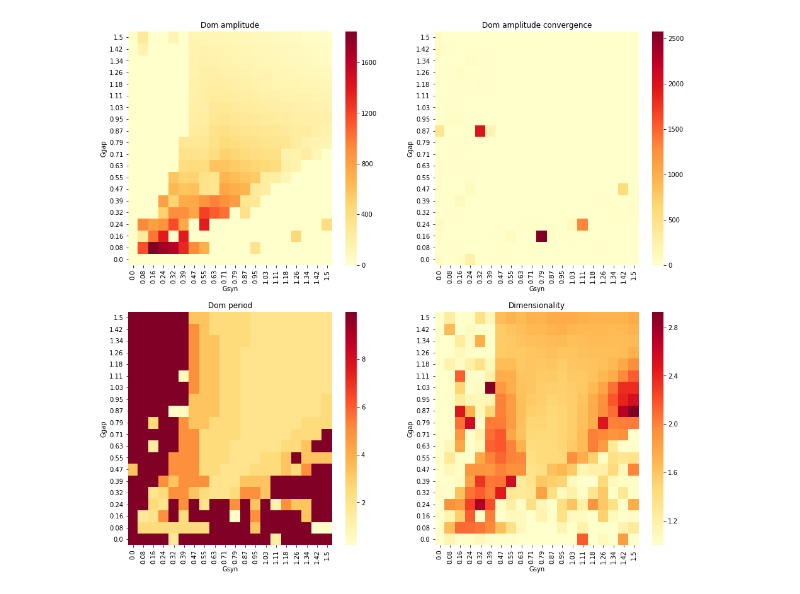
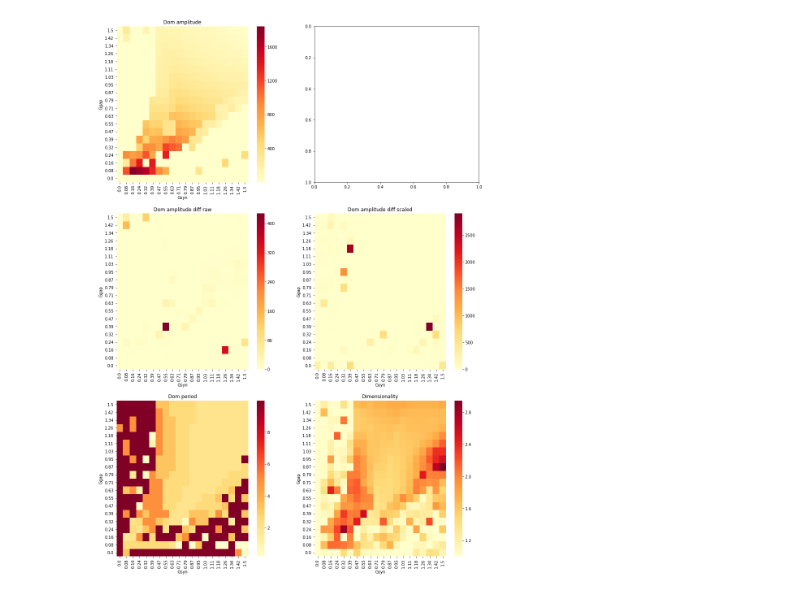
Before and after one commit to sjonany/c-elegans-interactome-analysis, a Jupyter notebook: all_at_a_time.ipynb, the cells around one changed output. Drawn from its saved outputs; the diff is of its cells as text; code cells hidden in the pictures.

```diff
--- a/all_at_a_time.ipynb
+++ b/all_at_a_time.ipynb
@@ -28,20 +28,20 @@ from util.analysis_util import *
 from util.neuron_metadata import *
 from util.plot_util import *
 
-
 cached_result_file = 'cached_notebook_results/all_at_a_time.pkl'
 
 if os.path.isfile(cached_result_file):
   print("Loading saved results from pickle file {}".format(cached_result_file))
   with open(cached_result_file, "rb") as f:
-    ggap_vals, gsyn_vals, dom_amplitude_vals, dom_amplitude_convergence_vals, \
-        dom_period_vals, dimensionality_vals = pickle.load(f)
+    ggap_vals, gsyn_vals, dom_amplitude_vals, dom_amplitude_diff_raw_vals, \
+        dom_amplitude_diff_scaled_vals, dom_period_vals, dimensionality_vals = pickle.load(f)
 else:
   print("No saved results found. Generating new results.")
   ggap_vals = []
   gsyn_vals = []
   dom_amplitude_vals = []
-  dom_amplitude_convergence_vals = []
+  dom_amplitude_diff_raw_vals = []
+  dom_amplitude_diff_scaled_vals = []
   dom_period_vals = []
   dimensionality_vals = []
 
@@ -62,7 +62,7 @@ else:
       projected_X = pca.fit_transform(fwd_dynamics)
       dom_mode = projected_X[:,0]
       dom_amplitude = get_amplitude(dom_mode)
-      dom_amplitude_convergence = get_amplitude_convergence(dom_mode)
+      dom_amplitude_diff_raw, dom_amplitude_diff_scaled = get_amplitude_differences(dom_mode)
       dom_period = get_period(dom_mode)
       eigen_vals = get_eigenvalues_from_pca(pca, n)
       dimensionality = get_dimensionality(eigen_vals)
@@ -70,11 +70,12 @@ else:
       ggap_vals.append(ggap)
       gsyn_vals.append(gsyn)
       dom_amplitude_vals.append(dom_amplitude)
-      dom_amplitude_convergence_vals.append(dom_amplitude_convergence)
+      dom_amplitude_diff_raw_vals.append(dom_amplitude_diff_raw)
+      dom_amplitude_diff_scaled_vals.append(dom_amplitude_diff_scaled)
       dom_period_vals.append(dom_period)
       dimensionality_vals.append(dimensionality)
 
   with open(cached_result_file, "wb") as f:
-    pickle.dump([ggap_vals, gsyn_vals, dom_amplitude_vals, dom_amplitude_convergence_vals,
-        dom_period_vals, dimensionality_vals], f)
+    pickle.dump([ggap_vals, gsyn_vals, dom_amplitude_vals, dom_amplitude_diff_raw_vals,
+        dom_amplitude_diff_scaled_vals, dom_period_vals, dimensionality_vals], f)
 # %% [output]
@@ -82,34 +99,37 @@ Loading saved results from pickle file cached_notebook_results/all_at_a_time.pkl
 # %%
 import seaborn as sns
 import pandas as pd
 
 def plot_heatmap(ax, ggap_vals, gsyn_vals, output_vals):
   ggap_vals = np.round(ggap_vals, 2)
   gsyn_vals = np.round(gsyn_vals, 2)
   df = pd.DataFrame.from_dict(np.array([ggap_vals,gsyn_vals,output_vals]).T)
   df.columns = ['Ggap','Gsyn','Output']
   df['Output'] = pd.to_numeric(df['Output'])
   pivotted = df.pivot('Ggap','Gsyn','Output')
   # See this for sample color palettes
   # https://chrisalbon.com/python/data_visualization/seaborn_color_palettes/
   return sns.heatmap(pivotted,cmap='YlOrRd', ax = ax)
 
-fig, axes = plt.subplots(nrows = 2, ncols = 2, figsize=(16, 15))
+fig, axes = plt.subplots(nrows = 3, ncols = 2, figsize=(16, 24))
 ax = axes[0][0]
 ax.set_title("Dom amplitude")
 plot_heatmap(ax, ggap_vals, gsyn_vals, dom_amplitude_vals)
-ax = axes[0][1]
-ax.set_title("Dom amplitude convergence")
-plot_heatmap(ax, ggap_vals, gsyn_vals, dom_amplitude_convergence_vals)
 ax = axes[1][0]
+ax.set_title("Dom amplitude diff raw")
+plot_heatmap(ax, ggap_vals, gsyn_vals, dom_amplitude_diff_raw_vals)
+ax = axes[1][1]
+ax.set_title("Dom amplitude diff scaled")
+plot_heatmap(ax, ggap_vals, gsyn_vals, dom_amplitude_diff_scaled_vals)
+ax = axes[2][0]
 ax.set_title("Dom period")
 plot_heatmap(ax, ggap_vals, gsyn_vals, dom_period_vals)
-ax = axes[1][1]
+ax = axes[2][1]
 ax.set_title("Dimensionality")
 _ = plot_heatmap(ax, ggap_vals, gsyn_vals, dimensionality_vals)
 
 # Seaborn for some reason inverts the y-axis, so need to un-invert.
 for ax in axes.reshape(-1):
   ax.invert_yaxis()
 # %% [output]
-[figure, old version]
+[figure, new version]
```
Also changed, not shown: parts of 1 cell of this notebook, 4 other files.
